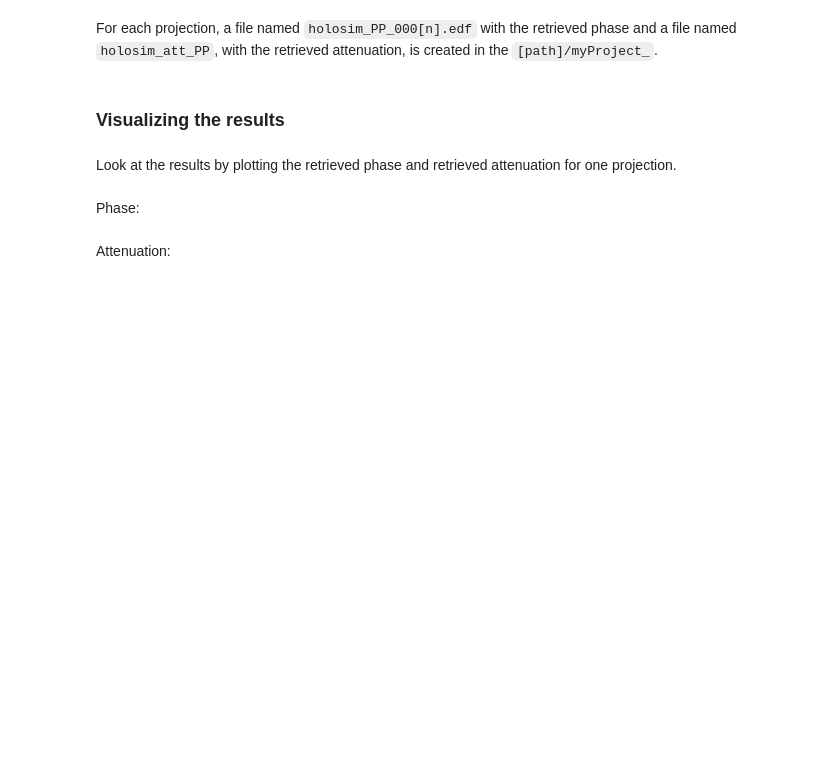
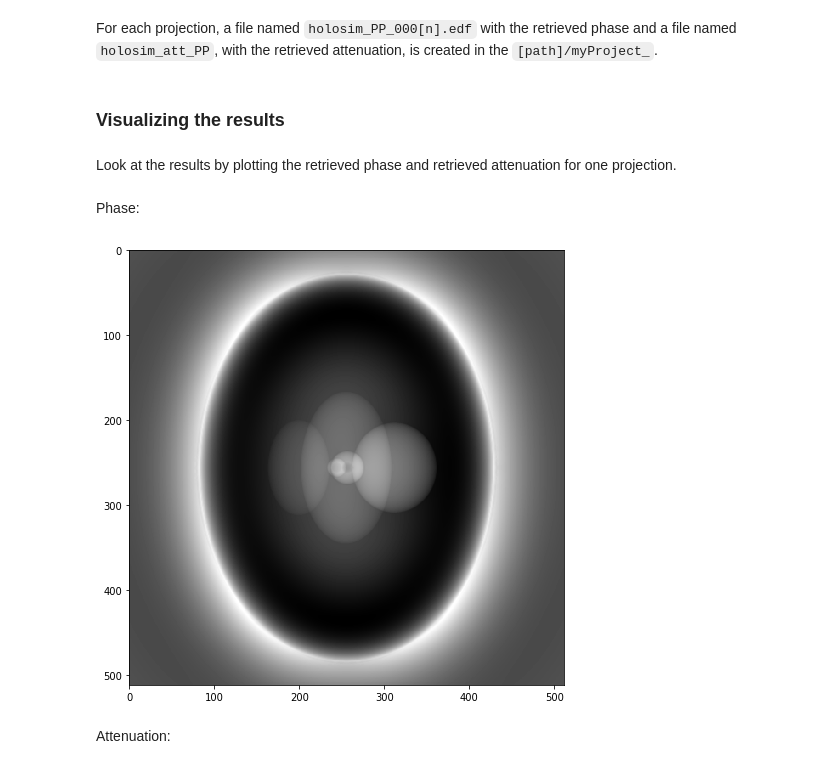
Before and after one commit to tomograms/tomograms-doc, a Jupyter notebook: docs/projects/pyphase/JupyterNotebooks/example_CTF_pr_holosim.ipynb, the cells around one changed output. Cells and saved outputs as stored; diff of their text form; code cells hidden in the pictures; blank space fills up the shorter version.

```diff
--- a/docs/projects/pyphase/JupyterNotebooks/example_CTF_pr_holosim.ipynb
+++ b/docs/projects/pyphase/JupyterNotebooks/example_CTF_pr_holosim.ipynb
@@ -26,7 +42,7 @@ name = 'holosim'
 # %% [markdown]
 and set the path to the data
 # %%
-path = '/data/staff/tomograms/HoloSim'
+path = '/data/staff/tomograms/users/diogo/Data/HoloSim/'
 # %% [markdown]
 Make sure that the data folders and files have the right format and structure.
 
@@ -69,8 +96,11 @@ Look at the results by plotting the retrieved phase and retrieved attenuation fo
 Phase:
 # %%
 plt.figure(figsize = [8,8])
-im = io.imread(path + 'holosim_/holosim_PP_0001.tif')
-plt.imshow(imm, cmap = 'gray')
+im = EdfFile(path + 'holosim_/holosim_PP_0001.edf').GetData(0)
+plt.imshow(im, cmap = 'gray')
+plt.show()
+# %% [output]
+[figure, added]
 # %% [markdown]
 Attenuation:
 # %%
```
Also changed, not shown: parts of 8 cells of this notebook.
